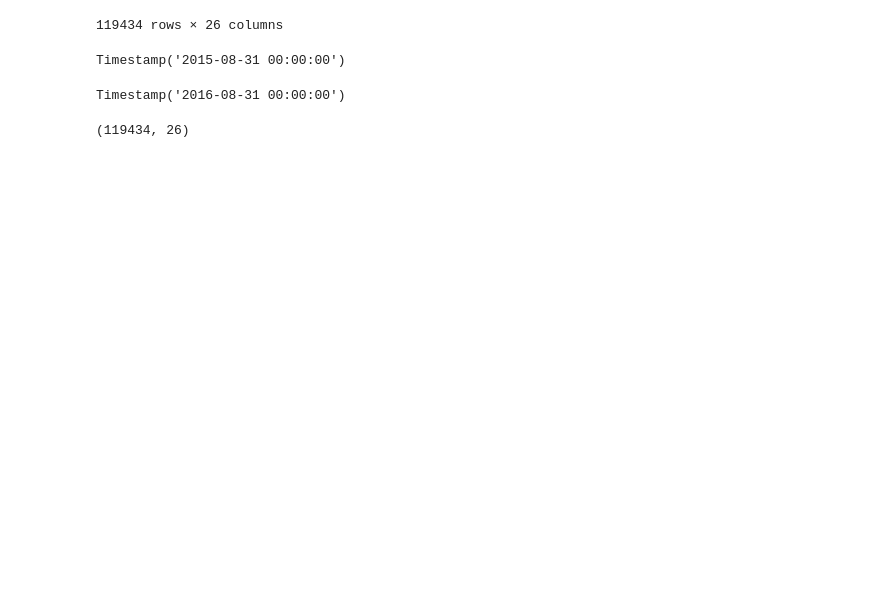
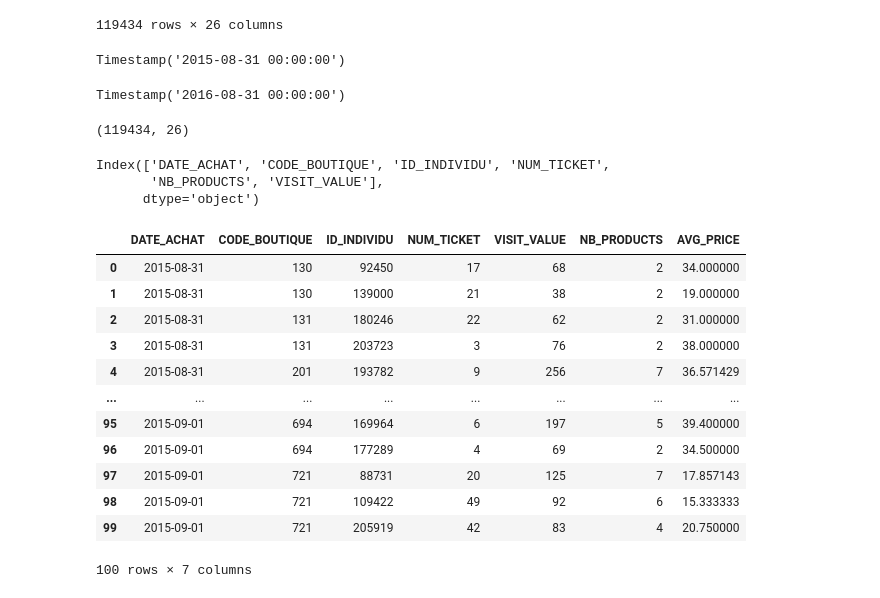
Before and after one commit to NirAndria/Project-Data-Marketing, a Jupyter notebook: Projet marketing.ipynb, the cells around one changed output. Drawn from its saved outputs; the diff is of its cells as text; code cells hidden in the pictures; blank space fills up the shorter version.

```diff
--- a/Projet marketing.ipynb
+++ b/Projet marketing.ipynb
@@ -387,3 +399,40 @@ Timestamp('2016-08-31 00:00:00')
 RECEIPTS_INFO_RFM.shape
 # %% [output]
 (119434, 26)
+# %%
+VISIT_VALUE = (
+    RECEIPTS_INFO_RFM
+    .groupby(["DATE_ACHAT","CODE_BOUTIQUE","ID_INDIVIDU",  "NUM_TICKET"])
+    .aggregate(NB_PRODUCTS=pd.NamedAgg(column="PRIX_AP_REMISE",aggfunc="sum")
+    ,VISIT_VALUE=pd.NamedAgg(column="QUANTITE",aggfunc="sum"))
+    .reset_index()
+)
+# %%
+VISIT_VALUE.columns
+# %% [output]
+Index(['DATE_ACHAT', 'CODE_BOUTIQUE', 'ID_INDIVIDU', 'NUM_TICKET',
+       'NB_PRODUCTS', 'VISIT_VALUE'],
+      dtype='object')
+# %%
+VISIT_VALUE.columns = [
+    'DATE_ACHAT', 'CODE_BOUTIQUE', 'ID_INDIVIDU',
+    'NUM_TICKET', 'VISIT_VALUE', 'NB_PRODUCTS'
+]
+# %%
+VISIT_VALUE["AVG_PRICE"] = VISIT_VALUE["VISIT_VALUE"]/VISIT_VALUE["NB_PRODUCTS"]
+# %%
+VISIT_VALUE.head(100)
+# %% [output]
+|  | DATE_ACHAT | CODE_BOUTIQUE | ID_INDIVIDU | NUM_TICKET | VISIT_VALUE | NB_PRODUCTS | AVG_PRICE |
+| 0 | 2015-08-31 | 130 | 92450 | 17 | 68 | 2 | 34.000000 |
+| 1 | 2015-08-31 | 130 | 139000 | 21 | 38 | 2 | 19.000000 |
+| 2 | 2015-08-31 | 131 | 180246 | 22 | 62 | 2 | 31.000000 |
+| 3 | 2015-08-31 | 131 | 203723 | 3 | 76 | 2 | 38.000000 |
+| 4 | 2015-08-31 | 201 | 193782 | 9 | 256 | 7 | 36.571429 |
+| ... | ... | ... | ... | ... | ... | ... | ... |
+| 95 | 2015-09-01 | 694 | 169964 | 6 | 197 | 5 | 39.400000 |
+| 96 | 2015-09-01 | 694 | 177289 | 4 | 69 | 2 | 34.500000 |
+| 97 | 2015-09-01 | 721 | 88731 | 20 | 125 | 7 | 17.857143 |
+| 98 | 2015-09-01 | 721 | 109422 | 49 | 92 | 6 | 15.333333 |
+| 99 | 2015-09-01 | 721 | 205919 | 42 | 83 | 4 | 20.750000 |
+100 rows × 7 columns
```
Also changed, not shown: parts of 25 cells of this notebook.
